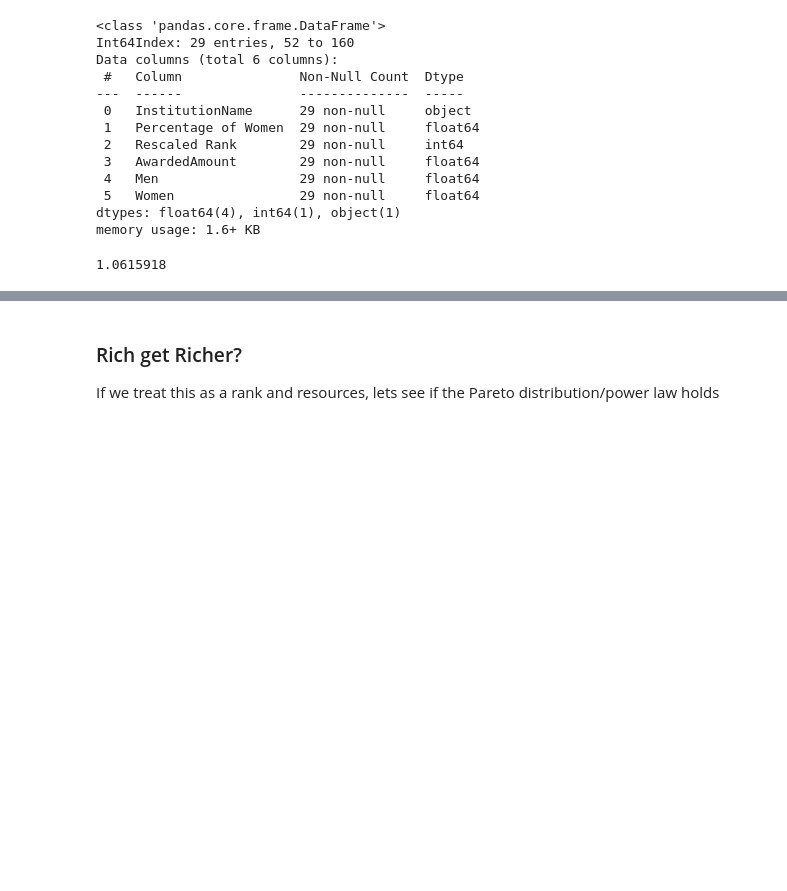
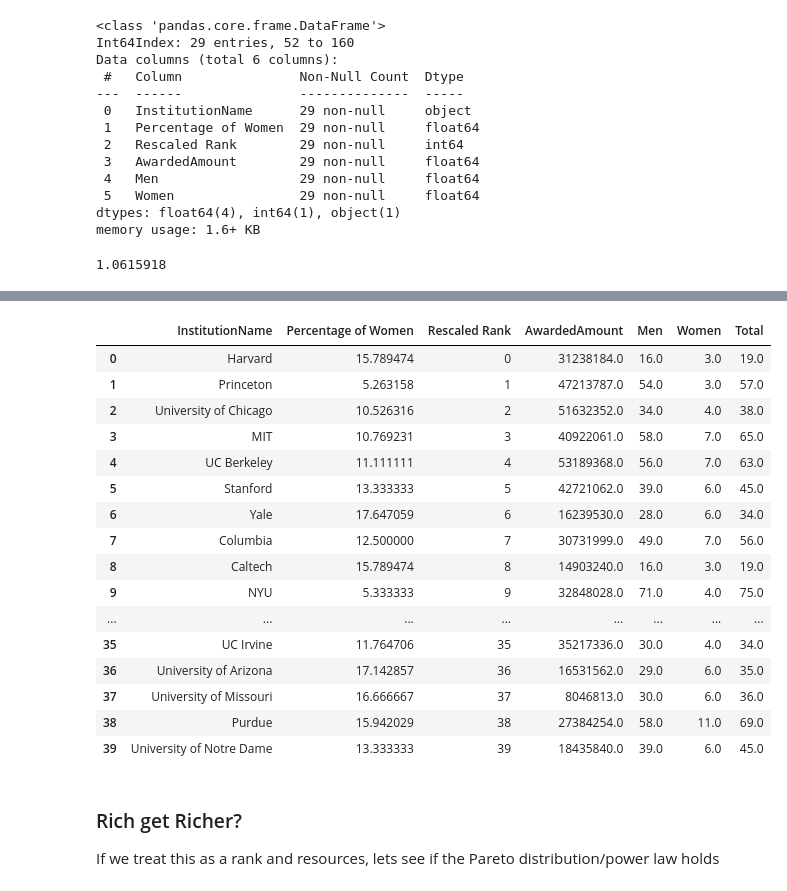
Before and after one commit to DAAAAMNSocialJustice/metamath, a Jupyter notebook: AMM/analysis.ipynb, the cells around one changed output, grey strips where cells are left out. Drawn from its saved outputs; the diff is of its cells as text; code cells hidden in the pictures; blank space fills up the shorter version.

```diff
--- a/AMM/analysis.ipynb
+++ b/AMM/analysis.ipynb
@@ -472,3 +494,23 @@ memory usage: 1.6+ KB
+# %%
+elite
+# %% [output]
+|  | InstitutionName | Percentage of Women | Rescaled Rank | AwardedAmount | Men | Women | Total |
+| 0 | Harvard | 15.789474 | 0 | 31238184.0 | 16.0 | 3.0 | 19.0 |
+| 1 | Princeton | 5.263158 | 1 | 47213787.0 | 54.0 | 3.0 | 57.0 |
+| 2 | University of Chicago | 10.526316 | 2 | 51632352.0 | 34.0 | 4.0 | 38.0 |
+| 3 | MIT | 10.769231 | 3 | 40922061.0 | 58.0 | 7.0 | 65.0 |
+| 4 | UC Berkeley | 11.111111 | 4 | 53189368.0 | 56.0 | 7.0 | 63.0 |
+| 5 | Stanford | 13.333333 | 5 | 42721062.0 | 39.0 | 6.0 | 45.0 |
+| 6 | Yale | 17.647059 | 6 | 16239530.0 | 28.0 | 6.0 | 34.0 |
+| 7 | Columbia | 12.500000 | 7 | 30731999.0 | 49.0 | 7.0 | 56.0 |
+| 8 | Caltech | 15.789474 | 8 | 14903240.0 | 16.0 | 3.0 | 19.0 |
+| 9 | NYU | 5.333333 | 9 | 32848028.0 | 71.0 | 4.0 | 75.0 |
+| ... | ... | ... | ... | ... | ... | ... | ... |
+| 35 | UC Irvine | 11.764706 | 35 | 35217336.0 | 30.0 | 4.0 | 34.0 |
+| 36 | University of Arizona | 17.142857 | 36 | 16531562.0 | 29.0 | 6.0 | 35.0 |
+| 37 | University of Missouri | 16.666667 | 37 | 8046813.0 | 30.0 | 6.0 | 36.0 |
+| 38 | Purdue | 15.942029 | 38 | 27384254.0 | 58.0 | 11.0 | 69.0 |
+| 39 | University of Notre Dame | 13.333333 | 39 | 18435840.0 | 39.0 | 6.0 | 45.0 |
 # %% [markdown]
 ### Rich get Richer?
 If we treat this as a rank and resources, lets see if the Pareto distribution/power law holds
```
Also changed, not shown: parts of 8 cells of this notebook.
